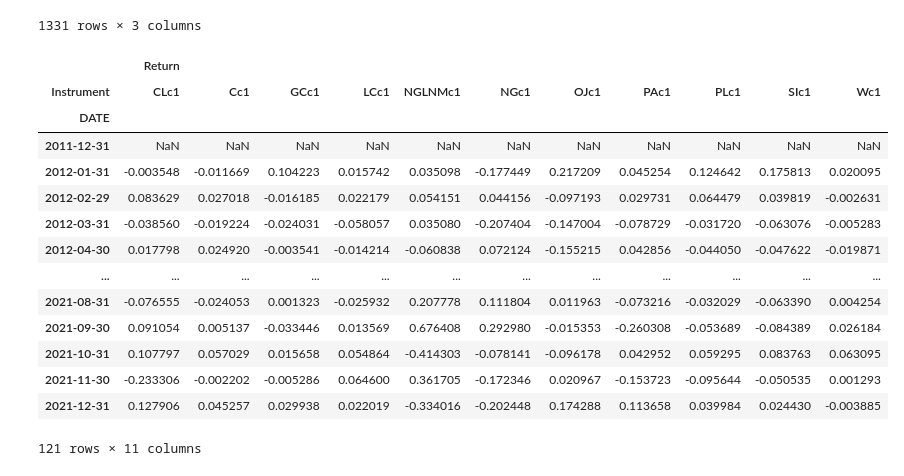
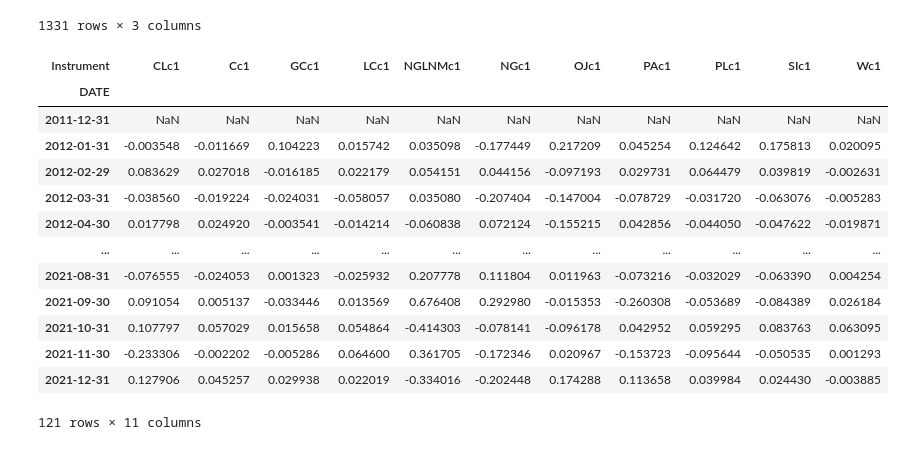
Before and after one commit to Liomat97/AQM, a Jupyter notebook: 1 Eikon Import API.ipynb, the cells around one changed output. Drawn from its saved outputs; the diff is of its cells as text; code cells hidden in the pictures.

```diff
--- a/1 Eikon Import API.ipynb
+++ b/1 Eikon Import API.ipynb
@@ -193,19 +193,20 @@ futures_raw_sql
 1331 rows × 3 columns
 # %%
 macro_raw_pivot = macro_raw_sql.pivot(columns='Macro_Variable', values=['Value'])
+macro_raw_pivot = macro_raw_pivot.droplevel(level=0, axis=1)
 macro_raw_pivot.to_excel('Files\Macro_raw_pivot.xlsx')
 macro_raw_pivot
 
+futures_raw_close_pivot = futures_raw_sql.pivot(columns='Instrument', values=['CLOSE'])
+futures_raw_close_pivot = futures_raw_close_pivot.droplevel(level=0, axis=1)
+futures_raw_close_pivot.to_excel('Files\Futures_raw_CLOSE_pivot.xlsx')
+futures_raw_close_pivot
 
-futures_raw__close_pivot = futures_raw_sql.pivot(columns='Instrument', values=['CLOSE'])
-futures_raw__close_pivot.to_excel('Files\Futures_raw__CLOSE_pivot.xlsx')
-futures_raw__close_pivot
-
-futures_raw__returns_pivot = futures_raw_sql.pivot(columns='Instrument', values=['Return'])
-futures_raw__returns_pivot.to_excel('Files\Futures_raw__returns_pivot.xlsx')
-futures_raw__returns_pivot
+futures_raw_returns_pivot = futures_raw_sql.pivot(columns='Instrument', values=['Return'])
+futures_raw_returns_pivot = futures_raw_returns_pivot.droplevel(level=0, axis=1)
+futures_raw_returns_pivot.to_excel('Files\Futures_raw_returns_pivot.xlsx')
+futures_raw_returns_pivot
 # %% [output]
-|  | Return |  |  |  |  |  |  |  |  |  |  |
 | Instrument | CLc1 | Cc1 | GCc1 | LCc1 | NGLNMc1 | NGc1 | OJc1 | PAc1 | PLc1 | SIc1 | Wc1 |
 | DATE |  |  |  |  |  |  |  |  |  |  |  |
 | 2011-12-31 | NaN | NaN | NaN | NaN | NaN | NaN | NaN | NaN | NaN | NaN | NaN |
```
Also changed, not shown: 16 other files.
